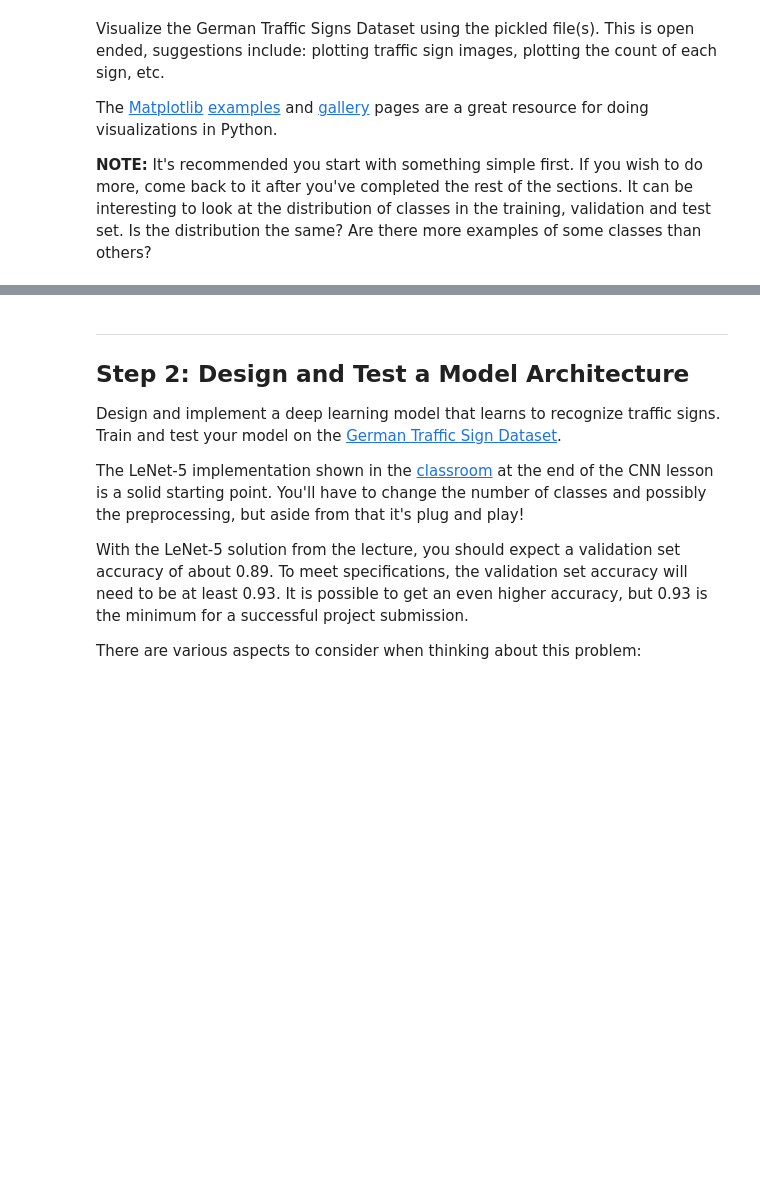
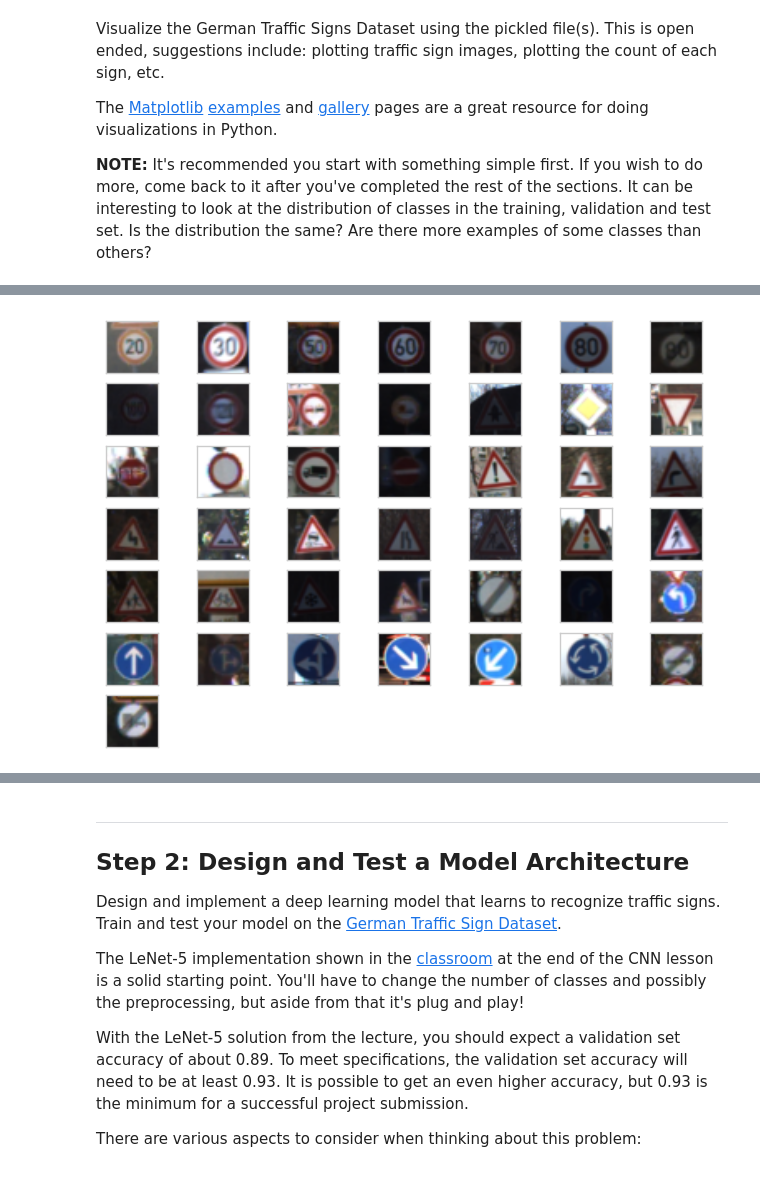
Before and after one commit to vanjacksing/SelfDriving, a Jupyter notebook: Project2_TrafficSigns/Traffic_Sign_Classifier.ipynb, the cells around one changed output, grey strips where cells are left out. Drawn from its saved outputs; the diff is of its cells as text; code cells hidden in the pictures; blank space fills up the shorter version.

```diff
--- a/Project2_TrafficSigns/Traffic_Sign_Classifier.ipynb
+++ b/Project2_TrafficSigns/Traffic_Sign_Classifier.ipynb
@@ -110,0 +177,16 @@ print(y_train[index])
+# %%
+def plot_all_signs():
+    sns.set_style("whitegrid", {'axes.grid' : False, 'axes.labels': False})
+    fig = plt.figure()
+    np.random.seed(42)
+    for classid in range(43):
+        fig.add_subplot(7, 7, classid+1)
+        class_images_idx = train['labels'] == classid
+        class_images = train['features'][class_images_idx]
+        img_idx = np.random.randint(0, class_images.shape[0])
+        frame = plt.imshow(class_images[img_idx])
+        frame.axes.get_xaxis().set_visible(False)
+        frame.axes.get_yaxis().set_visible(False)
+plot_all_signs()
+# %% [output]
+[figure, added]
```
Also changed, not shown: parts of 27 cells of this notebook, 2 other files.
